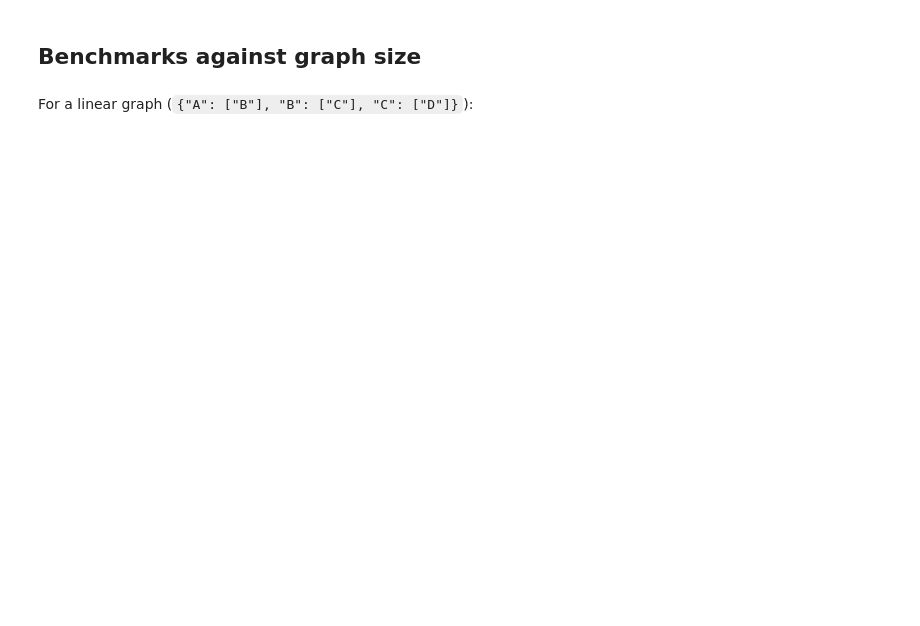
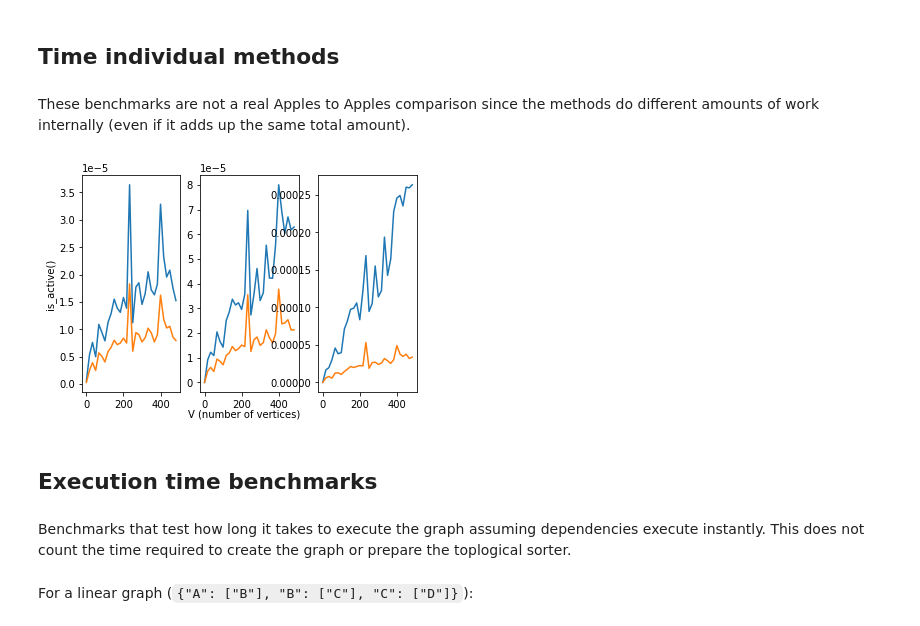
Before and after one commit to adriangb/graphlib2, a Jupyter notebook: bench.ipynb, the cells around one changed output. Drawn from its saved outputs; the diff is of its cells as text; code cells hidden in the pictures; blank space fills up the shorter version.

Commit message:
perf: more benchmarks and optimization of get_ready()

```diff
--- a/bench.ipynb
+++ b/bench.ipynb
@@ -104,0 +65,4 @@ def plot(
+# %% [markdown]
+## Time individual methods
+# %% [markdown]
+These benchmarks are not a real Apples to Apples comparison since the methods do different amounts of work internally (even if it adds up the same total amount).
@@ -105,2 +92,47 @@ def plot(
+# %%
+def plot_method_timings(
+    upper: int,
+    samples: int,
+    graph_factory: Callable[[int], Graph[T]],
+    lower: int = 0,
+    loops: int = 10,
+) -> None:
+    samples = min(samples, upper-lower)
+    x = [round(lower + x*(upper-lower)/samples) for x in range(samples)]
+    python_is_active: List[float] = []
+    python_get_ready: List[float] = []
+    python_done: List[float] = []
+    rust_is_active: List[float] = []
+    rust_get_ready: List[float] = []
+    rust_done: List[float] = []
+    for n in x:
+        py: List[MethodTimings] = []
+        rust: List[MethodTimings] = []
+        graph = graph_factory(n)
+        for _ in range(loops):
+            py.append(bench_methods(setup_python(graph)))
+            rust.append(bench_methods(setup_rust(graph)))
+        python_is_active.append(float(statistics.median([sum(t.is_active) for t in py])))
+        python_get_ready.append(float(statistics.median([sum(t.get_ready) for t in py])))
+        python_done.append(float(statistics.median([sum(t.done) for t in py])))
+        rust_is_active.append(float(statistics.median([sum(t.is_active) for t in rust])))
+        rust_get_ready.append(float(statistics.median([sum(t.get_ready) for t in rust])))
+        rust_done.append(float(statistics.median([sum(t.done) for t in rust])))
+    fig, (is_active_ax, get_ready_ax, done_ax) = plt.subplots(1, 3)
+    fig.text(0.5, 0.04, "V (number of vertices)", ha='center')
+    fig.text(0.04, 0.5, "is_active()", va='center', rotation='vertical')
+    is_active_ax.plot(x, python_is_active, label="python")
+    is_active_ax.plot(x, rust_is_active, label="rust")
+    get_ready_ax.plot(x, python_get_ready, label="python")
+    get_ready_ax.plot(x, rust_get_ready, label="rust")
+    done_ax.plot(x, python_done, label="python")
+    done_ax.plot(x, rust_done, label="rust")
+# %%
+plot_method_timings(upper=500, samples=30, loops=20, graph_factory=get_branched_graph)
+# %% [output]
+[figure, added]
 # %% [markdown]
-## Benchmarks against graph size
+## Execution time benchmarks
+# %% [markdown]
+Benchmarks that test how long it takes to execute the graph assuming dependencies execute instantly.
+This does not count the time required to create the graph or prepare the toplogical sorter.
```
Also changed, not shown: parts of 18 cells of this notebook, 3 other files.
